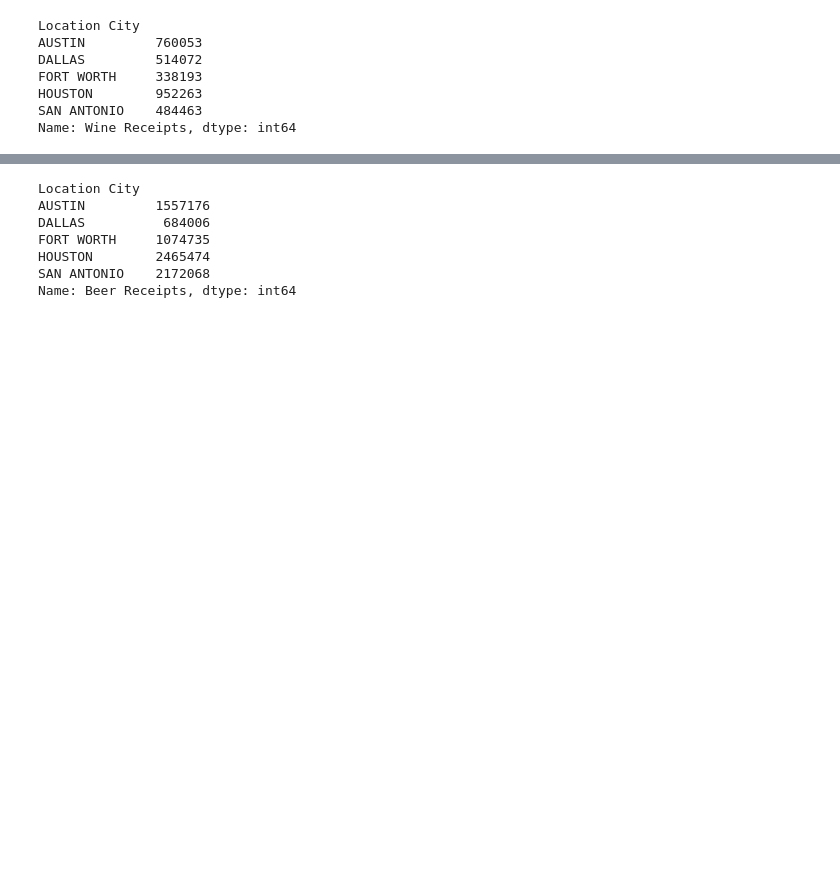
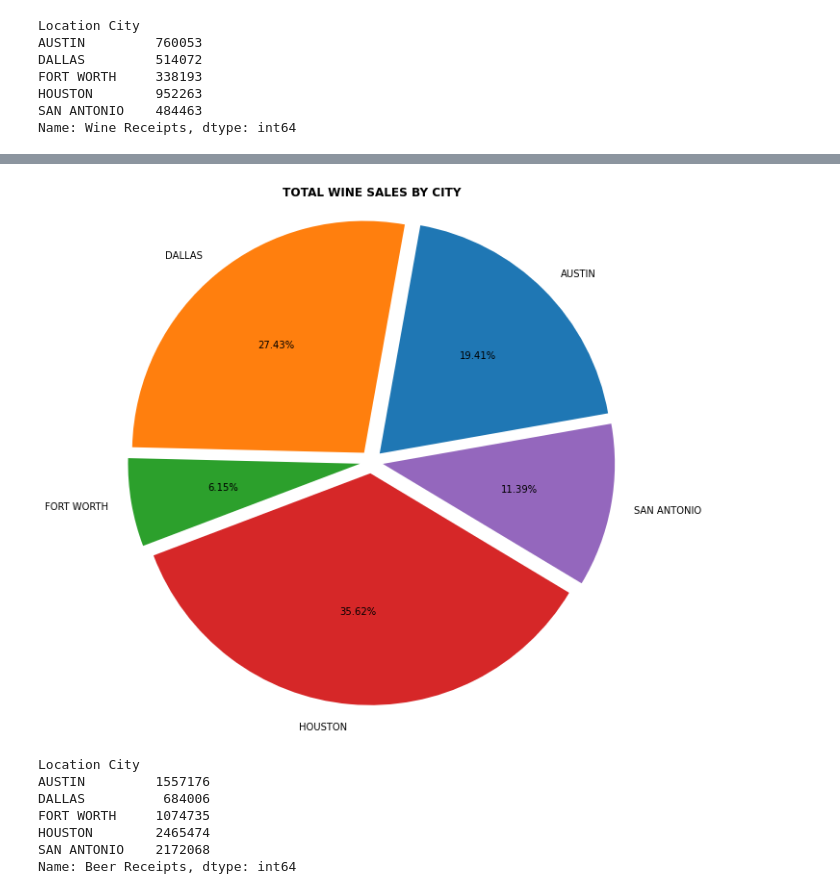
Before and after one commit to DJAMES152/project1, a Jupyter notebook: Untitled.ipynb, the cells around one changed output, grey strips where cells are left out. Saved outputs shown, nothing was run; the diff lists cells and outputs as text; code cells hidden in the pictures; blank space fills up the shorter version.

```diff
--- a/Untitled.ipynb
+++ b/Untitled.ipynb
@@ -337,0 +369,3 @@ sawm
+# %%
+winesumcity = city_group["Wine Receipts"].sum()
+winesumcity
@@ -338,3 +380,22 @@ sawm
+# %%
+y=np.array([winesumcity])
+
+##try this one y=np.array([maxpercity])
+## or this one y=np.array(maxpercity)
+
+labels = ["AUSTIN", "DALLAS", "FORT WORTH", "HOUSTON", "SAN ANTONIO"]
+explode = (0.05, 0.05, 0.05, 0.05, 0.05)
+
+plt.pie(winesumcity, autopct="%1.2f%%", labels=labels, explode=explode, shadow=False, startangle=10, )
+plt.title("TOTAL WINE SALES BY CITY",  loc="center", weight="bold")
+plt.axis("equal")
+
+fig = plt.gcf()
+fig.set_size_inches(10,10)
+
+plt.savefig("winesalesbycity.png")
+# %% [output]
+[figure, added]
 # %%
 beermaxcity = city_group["Beer Receipts"].max()
 beermaxcity
```
Also changed, not shown: parts of 12 cells of this notebook, 3 other files.
